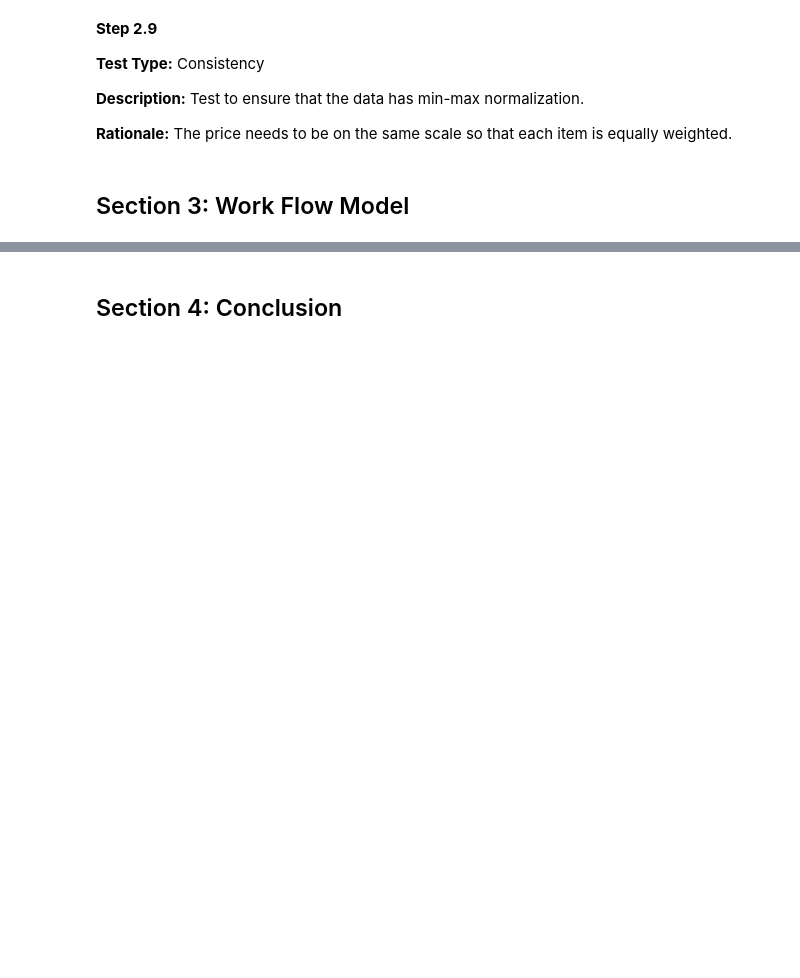
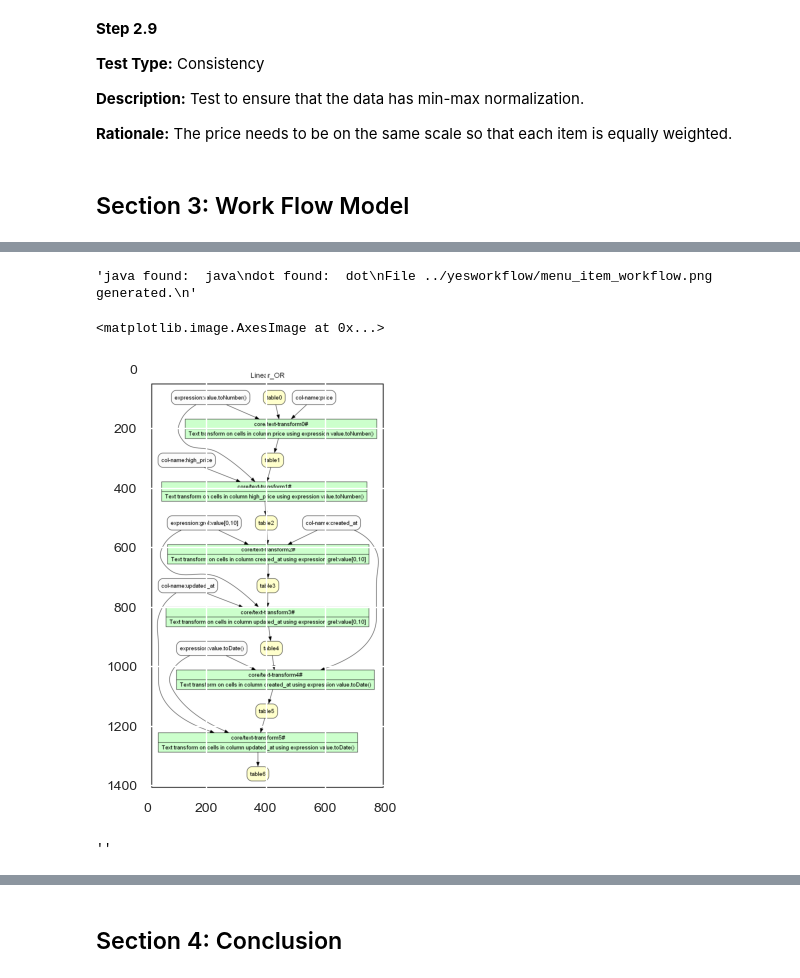
Before and after one commit to JhansiBadarvada/CS513SU2023TEAM94, a Jupyter notebook: scripts/data_cleaning_phase_II.ipynb, the cells around one changed output, grey strips where cells are left out. Drawn from its saved outputs; the diff is of its cells as text; code cells hidden in the pictures; blank space fills up the shorter version.

```diff
--- a/scripts/data_cleaning_phase_II.ipynb
+++ b/scripts/data_cleaning_phase_II.ipynb
@@ -469,0 +557,12 @@ test_price_normalization(menu_item_df)
+# %%
+os.popen("or2yw -i menu_item_history.json -o ../yesworkflow/menu_item_workflow.png -ot=png").read()
+# %% [output]
+'java found:  java\ndot found:  dot\nFile ../yesworkflow/menu_item_workflow.png generated.\n'
+# %%
+# reading png image file
+im = img.imread('../yesworkflow/menu_item_workflow.png')
+# show image
+plt.imshow(im)
+# %% [output]
+<matplotlib.image.AxesImage at 0x...>
+[figure, added]
@@ -469,0 +575,4 @@ test_price_normalization(menu_item_df)
+# %%
+os.popen("java -jar yesworkflow-0.2.0-jar-with-dependencies.jar graph data_cleaning_phase_II.py | dot -Tpng -o ../yesworkflow/dish_menu_clean_workflow.png").read()
+# %% [output]
+''
```
Also changed, not shown: parts of 28 cells of this notebook, 6 other files.
